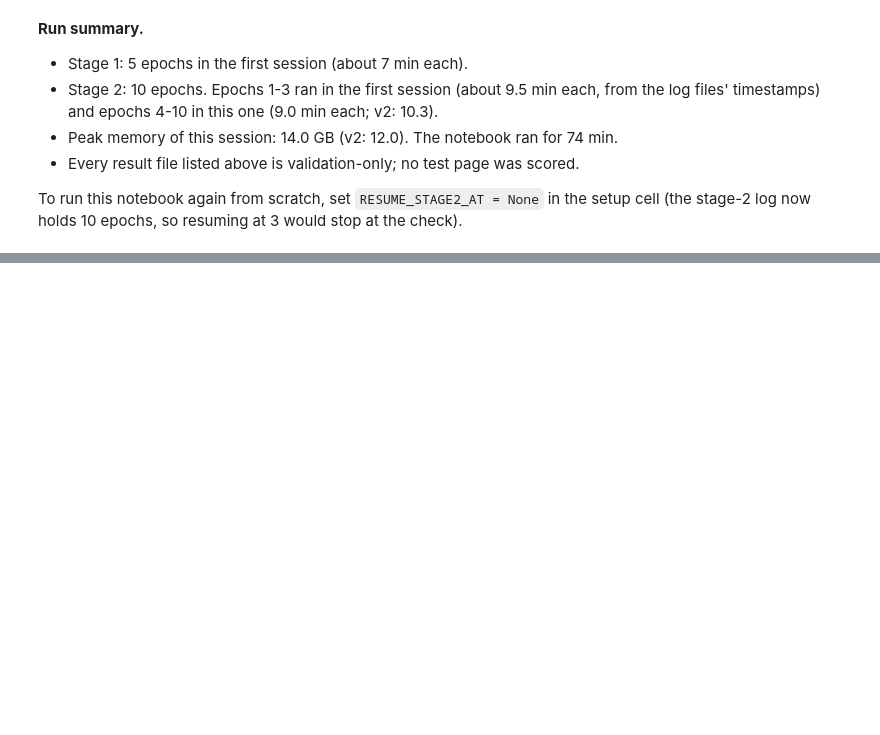
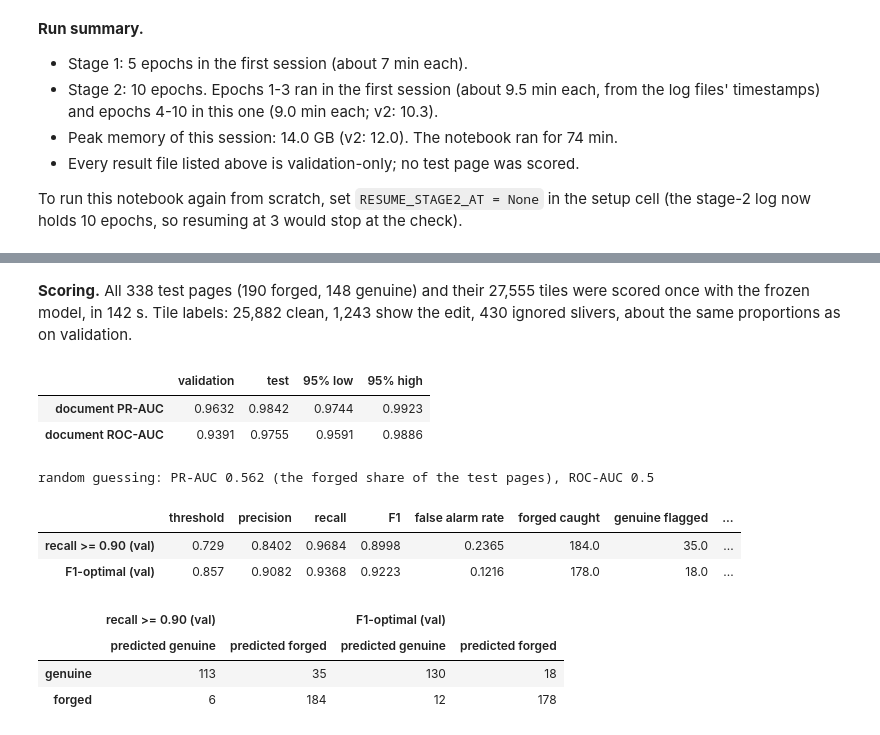
Before and after one commit to AbhishekChandra961/eKYC-Verification, a Jupyter notebook: notebooks/03b_forgery_tiles.ipynb, the cells around one changed output, grey strips where cells are left out. Saved outputs shown, nothing was run; the diff lists cells and outputs as text; code cells hidden in the pictures; blank space fills up the shorter version.

```diff
--- a/notebooks/03b_forgery_tiles.ipynb
+++ b/notebooks/03b_forgery_tiles.ipynb
@@ -1096,0 +1149,43 @@ To run this notebook again from scratch, set `RESUME_STAGE2_AT = None` in the se
+# %% [markdown]
+<!-- id: test_scoring -->
+**Scoring.** All 338 test pages (190 forged, 148 genuine) and their 27,555 tiles were scored once with the frozen
+model, in 142 s. Tile labels: 25,882 clean, 1,243 show the edit, 430 ignored slivers, about the same proportions
+as on validation.
+# %%
+# Document ranking with 95 % intervals: 1,000 resamples of the pages, genuine and forged drawn separately.
+val_metrics = json.loads(VAL_METRICS_JSON.read_text())
+ranking = evaluation.ranking_scores_ci(y_test, test_pages["score"], n_boot=1000)
+ranking.insert(0, "validation", [val_metrics["doc_ranking"]["pr_auc"], val_metrics["doc_ranking"]["roc_auc"]])
+ranking = ranking.rename(index={"pr_auc": "document PR-AUC", "roc_auc": "document ROC-AUC"},
+                         columns={"value": SPLIT})
+display(ranking.round(4))
+print(f"random guessing: PR-AUC {y_test.mean():.3f} (the forged share of the {SPLIT} pages), ROC-AUC 0.5")
+
+# The two frozen thresholds: what they do on this split, next to what they did on validation.
+rows = {}
+for rule, t in FROZEN.items():
+    flagged = test_pages["score"].to_numpy() >= t
+    caught, false_alarms = int((flagged & (y_test == 1)).sum()), int((flagged & (y_test == 0)).sum())
+    precision, recall = caught / max(int(flagged.sum()), 1), caught / int((y_test == 1).sum())
+    val = detector_info["thresholds"]["recall_0.90" if rule.startswith("recall") else "f1_optimal"]
+    rows[rule] = {"threshold": t, "precision": precision, "recall": recall,
+                  "F1": 2 * precision * recall / (precision + recall),
+                  "false alarm rate": false_alarms / int((y_test == 0).sum()),
+                  "forged caught": caught, "genuine flagged": false_alarms,
+                  "val precision": val["precision"], "val recall": val["recall"]}
+threshold_results = pd.DataFrame(rows).T
+display(threshold_results.astype(float).round(4))
+display(pd.concat({rule: evaluation.confusion_at(y_test, test_pages["score"], t) for rule, t in FROZEN.items()}, axis=1))
+pd.concat([ranking, threshold_results.T], axis=0).to_csv(REPORT_DIR / f"forgery_v3_results_{SPLIT}.csv")
+# %% [output]
+|  | validation | test | 95% low | 95% high |
+| document PR-AUC | 0.9632 | 0.9842 | 0.9744 | 0.9923 |
+| document ROC-AUC | 0.9391 | 0.9755 | 0.9591 | 0.9886 |
+random guessing: PR-AUC 0.562 (the forged share of the test pages), ROC-AUC 0.5
+|  | threshold | precision | recall | F1 | false alarm rate | forged caught | genuine flagged | ... |
+| recall >= 0.90 (val) | 0.729 | 0.8402 | 0.9684 | 0.8998 | 0.2365 | 184.0 | 35.0 | ... |
+| F1-optimal (val) | 0.857 | 0.9082 | 0.9368 | 0.9223 | 0.1216 | 178.0 | 18.0 | ... |
+|  | recall >= 0.90 (val) |  | F1-optimal (val) |  |
+|  | predicted genuine | predicted forged | predicted genuine | predicted forged |
+| genuine | 113 | 35 | 130 | 18 |
+| forged | 6 | 184 | 12 | 178 |
```
Also changed, not shown: parts of 13 cells of this notebook, 12 other files.
